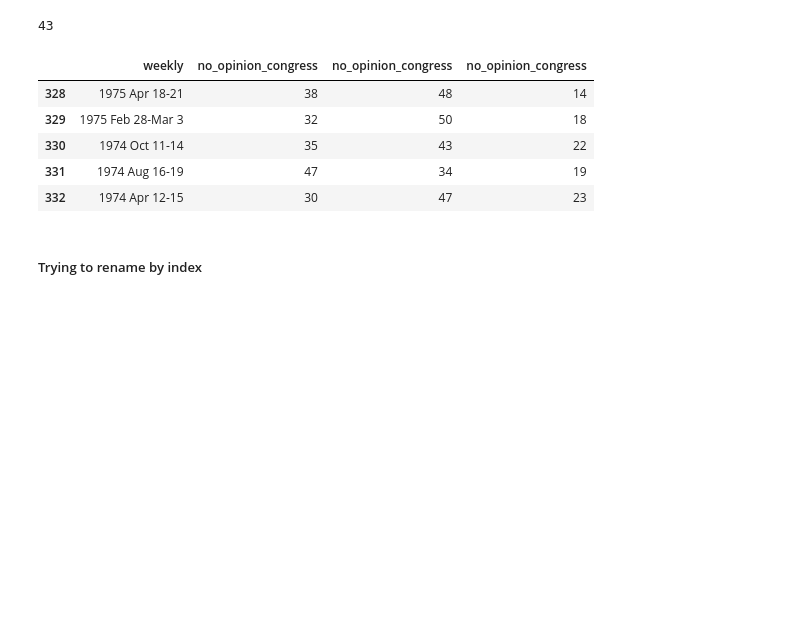
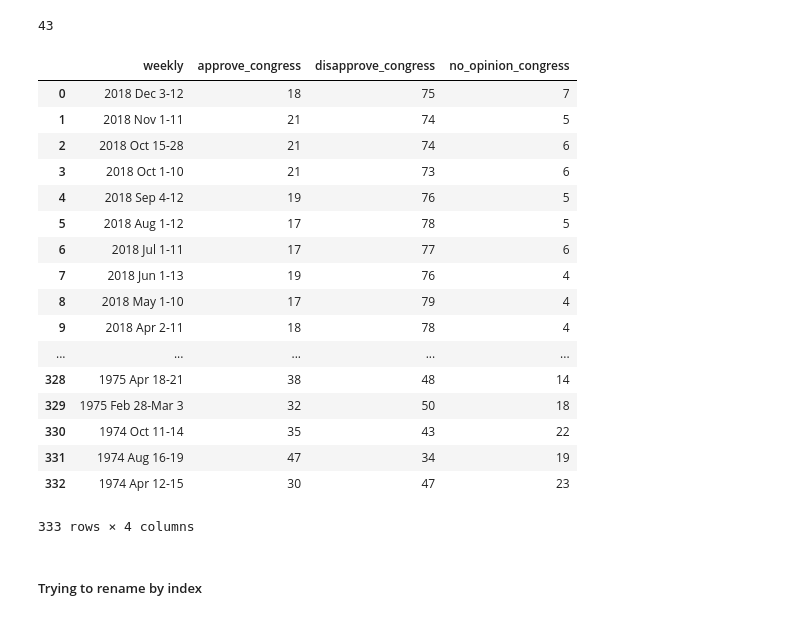
Before and after one commit to amritperera/Data-Bootcamp-Project-1, a Jupyter notebook: Code/Ahmeda_presi_congress_data.ipynb, the cells around one changed output. Saved outputs shown, nothing was run; the diff lists cells and outputs as text; code cells hidden in the pictures; blank space fills up the shorter version.

```diff
--- a/Code/Ahmeda_presi_congress_data.ipynb
+++ b/Code/Ahmeda_presi_congress_data.ipynb
@@ -254,14 +254,26 @@ congress_clean = congress_cleaning.rename(columns={
 })
 # %%
 # print last five rows
-congress_clean.tail()
+congress_clean
 # %% [output]
-|  | weekly | no_opinion_congress | no_opinion_congress | no_opinion_congress |
+|  | weekly | approve_congress | disapprove_congress | no_opinion_congress |
+| 0 | 2018 Dec 3-12 | 18 | 75 | 7 |
+| 1 | 2018 Nov 1-11 | 21 | 74 | 5 |
+| 2 | 2018 Oct 15-28 | 21 | 74 | 6 |
+| 3 | 2018 Oct 1-10 | 21 | 73 | 6 |
+| 4 | 2018 Sep 4-12 | 19 | 76 | 5 |
+| 5 | 2018 Aug 1-12 | 17 | 78 | 5 |
+| 6 | 2018 Jul 1-11 | 17 | 77 | 6 |
+| 7 | 2018 Jun 1-13 | 19 | 76 | 4 |
+| 8 | 2018 May 1-10 | 17 | 79 | 4 |
+| 9 | 2018 Apr 2-11 | 18 | 78 | 4 |
+| ... | ... | ... | ... | ... |
 | 328 | 1975 Apr 18-21 | 38 | 48 | 14 |
 | 329 | 1975 Feb 28-Mar 3 | 32 | 50 | 18 |
 | 330 | 1974 Oct 11-14 | 35 | 43 | 22 |
 | 331 | 1974 Aug 16-19 | 47 | 34 | 19 |
 | 332 | 1974 Apr 12-15 | 30 | 47 | 23 |
+333 rows × 4 columns
 # %% [markdown]
 ##### Trying to rename by index
 # %%
```
Also changed, not shown: parts of 1 cell of this notebook, 8 other files.
